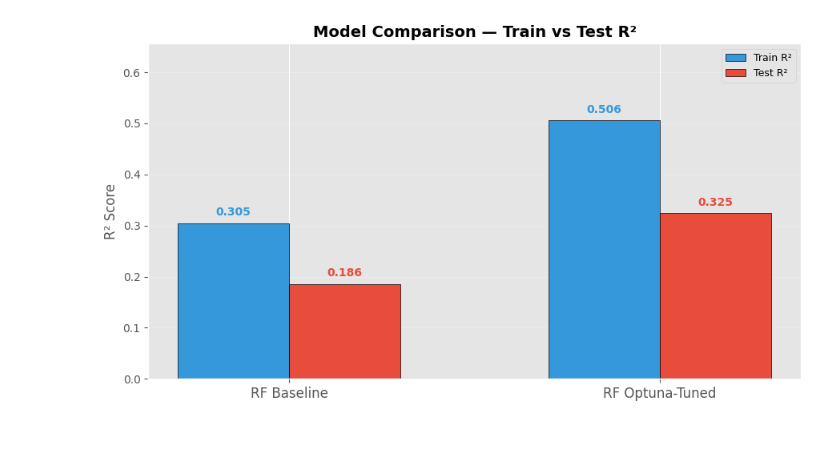
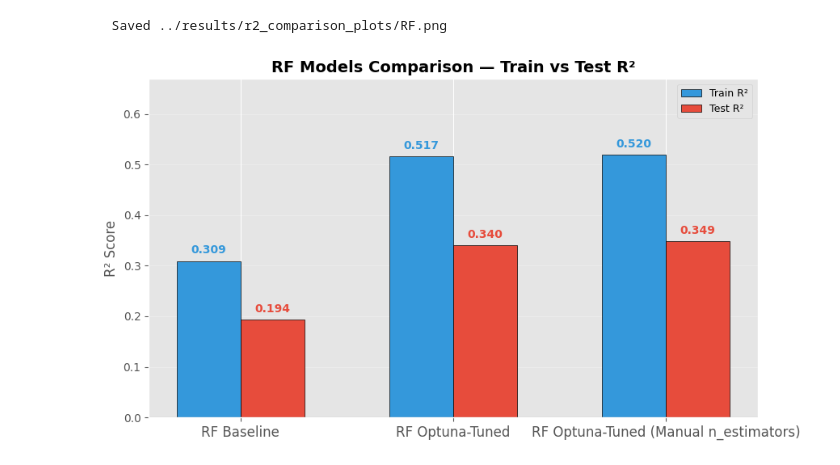
Before and after one commit to ashan-shashika/macroeconomic-impact-stock-ml, a Jupyter notebook: notebooks/06_random_forest.ipynb, the cells around one changed output. Saved outputs shown, nothing was run; the diff lists cells and outputs as text; code cells hidden in the pictures; blank space fills up the shorter version.

```diff
--- a/notebooks/06_random_forest.ipynb
+++ b/notebooks/06_random_forest.ipynb
@@ -122,13 +100,14 @@ optuna.logging.set_verbosity(optuna.logging.WARNING)
 
 def objective(trial):
     params = {
-        'n_estimators':      trial.suggest_int('n_estimators', 50, 500, step=25),
-        'max_depth':         trial.suggest_int('max_depth', 2, 12),
+        'n_estimators':      trial.suggest_int('n_estimators', 30, 100, step=5),
+        'max_depth':         trial.suggest_int('max_depth', 2, 6),
         'min_samples_split': trial.suggest_int('min_samples_split', 5, 50),
         'min_samples_leaf':  trial.suggest_int('min_samples_leaf', 3, 30),
         'max_features':      trial.suggest_categorical('max_features', ['sqrt', 'log2', 0.3, 0.5, 0.7]),
         'max_samples':       trial.suggest_float('max_samples', 0.3, 0.9),
         'n_jobs':            -1,
+        'random_state':      42
     }
 
     model = RandomForestRegressor(**params)
@@ -140,8 +119,11 @@ def objective(trial):
     return rmse   # Optuna minimises by default
 
 
-study = optuna.create_study(direction='minimize', study_name='rf_tuning')
-study.optimize(objective, n_trials=100, show_progress_bar=True)
+study = optuna.create_study(
+    direction='minimize',
+    study_name='rf_tuning',
+    sampler=optuna.samplers.TPESampler(seed=42))
+study.optimize(objective, n_trials=200, show_progress_bar=True)
 
 
 # ── Results ──
@@ -162,15 +149,14 @@ Best Params:
 # %%
 best_params = study.best_params
 best_params['n_jobs'] = -1
+best_params['random_state'] = 42
 
 rf_tuned = RandomForestRegressor(**best_params)
 rf_tuned.fit(X_train, y_train)
 
 ev_rf_tuned = evaluate_model(rf_tuned, X_train, y_train, X_test, y_test, "RF Optuna-Tuned")
 
-# Learning curve
-rf_evals = collect_rf_learning_curve(rf_tuned, X_train, y_train, X_test, y_test)
-plot_learning_curve(rf_evals, model_name="RF Optuna-Tuned")
+best_n =plot_rf_learning_curve(rf_tuned, X_train, y_train, X_test, y_test, "RF Optuna-Tuned")
 # %% [output]
   RF Optuna-Tuned
 =======================================================
@@ -184,0 +176,9 @@ plot_learning_curve(rf_evals, model_name="RF Optuna-Tuned")
+# %%
+best_params_rf = study.best_params.copy()
+best_params_rf["random_state"] = 42
+best_params_rf["n_jobs"] = -1
+best_params_rf["n_estimators"] = best_n   # from graph
+
+model_rf = RandomForestRegressor(**best_params_rf)
+model_rf.fit(X_train, y_train)
+ev_rf_tuned_n = evaluate_model(model_rf, X_train, y_train, X_test, y_test, "RF Optuna-Tuned (Manual n_estimators)")
@@ -235,8 +277,10 @@ plot_feature_importance_rf(imp_df)
 # %%
 
 r2_comparison_plot({
     "RF Baseline":     ev_rf_base,
     "RF Optuna-Tuned": ev_rf_tuned,
-})
+    "RF Optuna-Tuned (Manual n_estimators)": ev_rf_tuned_n
+}, "RF")
 # %% [output]
+  Saved ../results/r2_comparison_plots/RF.png
-[figure, old version]
+[figure, new version]
```
Also changed, not shown: parts of 20 cells of this notebook, 10 other files.
